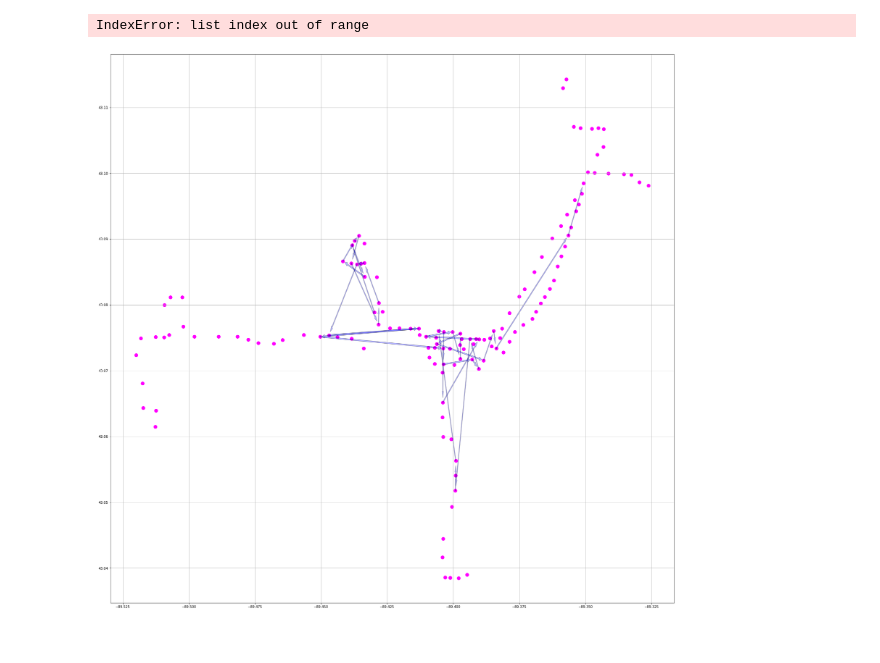
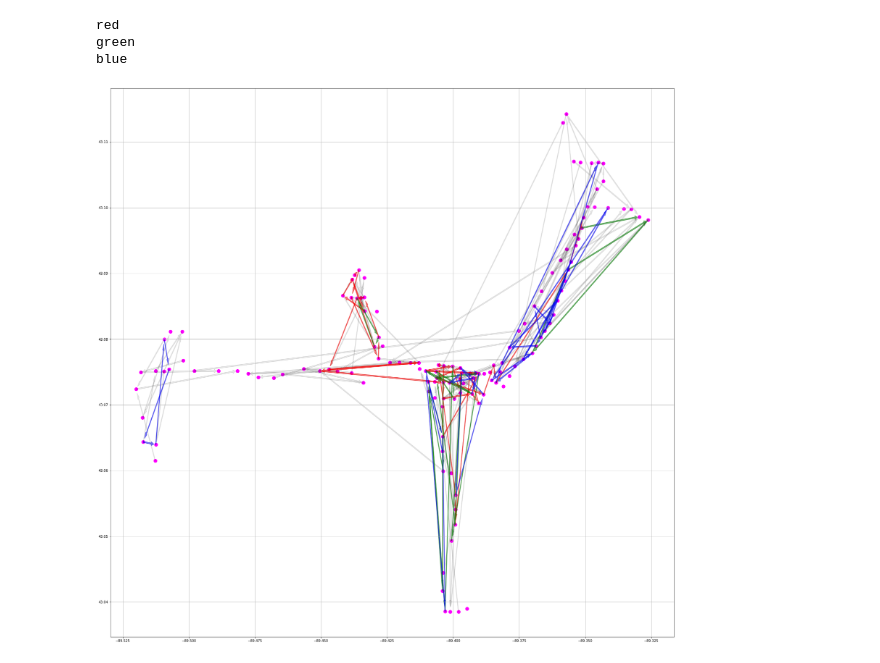
Before and after one commit to naman/CS524-project, a Jupyter notebook: plot.ipynb, the cells around one changed output. Saved outputs shown, nothing was run; the diff lists cells and outputs as text; code cells hidden in the pictures.

Commit message:
plot

```diff
--- a/plot.ipynb
+++ b/plot.ipynb
@@ -29,7 +29,7 @@ county_df.head()
 fig, gax = plt.subplots(figsize=(30, 30))
 
 
-def connectpoints(x,y,p1,p2):
+def connectpoints(x,y,p1,p2, color, alpha):
     if p1 == 138 or p2 == 138:
         return
     a = x[p1], y[p1]
@@ -48,41 +48,60 @@ def connectpoints(x,y,p1,p2):
     dy = dy / vec_ab_magnitude
 
     vec_ab_magnitude = vec_ab_magnitude - head_length
     # vec_ab_magnitude = vec_ab_magnitude
 
     # arrow base = a
 
-    gax.arrow(a[0], a[1], vec_ab_magnitude*dx, vec_ab_magnitude*dy,  head_length=0.001, fc=colors[conn], ec='black', width=0.0002, alpha=0.3, length_includes_head=True)
+    gax.arrow(a[0], a[1], vec_ab_magnitude*dx, vec_ab_magnitude*dy,  head_length=0.001, fc=color, ec=color, width=0.0002, alpha=alpha, length_includes_head=True)
 
 
     # plt.scatter(a[0],a[1],color='black')
     # plt.scatter(b[0],b[1],color='black')
 
     # gax.annotate('', (a[0]-0.4,a[1]),fontsize=14)
     # gax.annotate('', (b[0]+0.3,b[1]),fontsize=14)
 
-
-
 df_airports = pd.read_csv('BusStops.csv')
 x = df_airports['lat']
 y = df_airports['lon']
 
 plt.scatter(x, y, s=100, marker='o',c='fuchsia',)
 plt.grid()
 
-colors = ['yellow', 'green', 'blue']
+colors = ['black', 'red', 'green', 'blue']
 
-for conn in range(2,5):
-    df_flight_paths = pd.read_csv("Connections" + str(conn) + ".csv")
+
+conn = 0
+df_flight_paths = pd.read_csv("Connections" + str(conn+1) + ".csv")
+
+s, e = df_flight_paths['start_node'], df_flight_paths['end_node']
+pairs = [(s[i], e[i]) for i in range(len(s))]
+
+alpha = 0.1
+color = colors[conn]
+
+for p in pairs:
+    a,b = p
+    connectpoints(x,y,a,b,color, alpha)
+
+
+for conn in range(1,4):
+
+    df_flight_paths = pd.read_csv("Connections" + str(conn+1) + ".csv")
 
     s, e = df_flight_paths['start_node'], df_flight_paths['end_node']
+    pairs = [(s[i], e[i]) for i in range(len(s))]
 
-    df_flight_paths.head()
+    alpha = 0.5
 
-    pairs = [(s[i], e[i]) for i in range(len(s))]
+    color = colors[conn]
+
     for p in pairs:
         a,b = p
-        connectpoints(x,y,a,b)
+
+        connectpoints(x,y,a,b,color, alpha)
 # %% [output]
-IndexError: list index out of range
+red
+green
+blue
-[figure, old version]
+[figure, new version]
```
